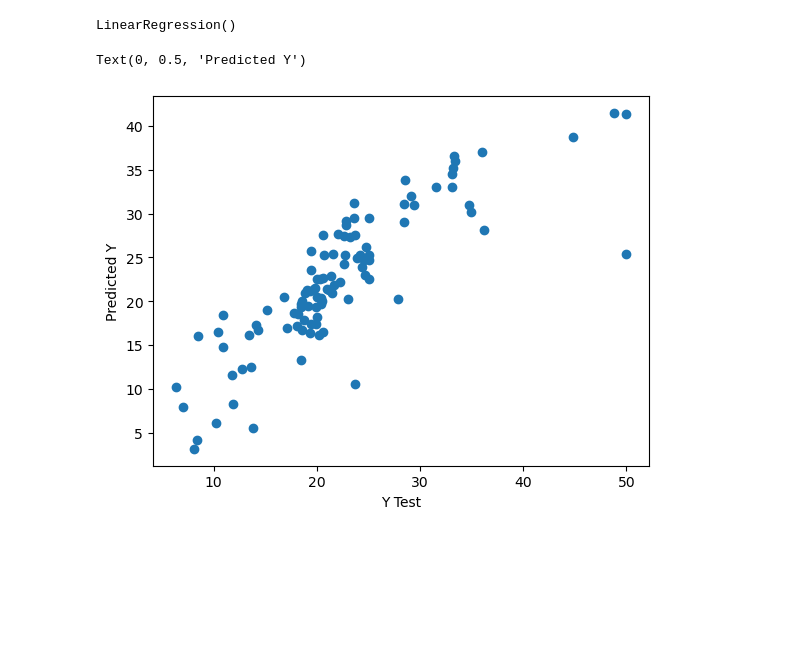
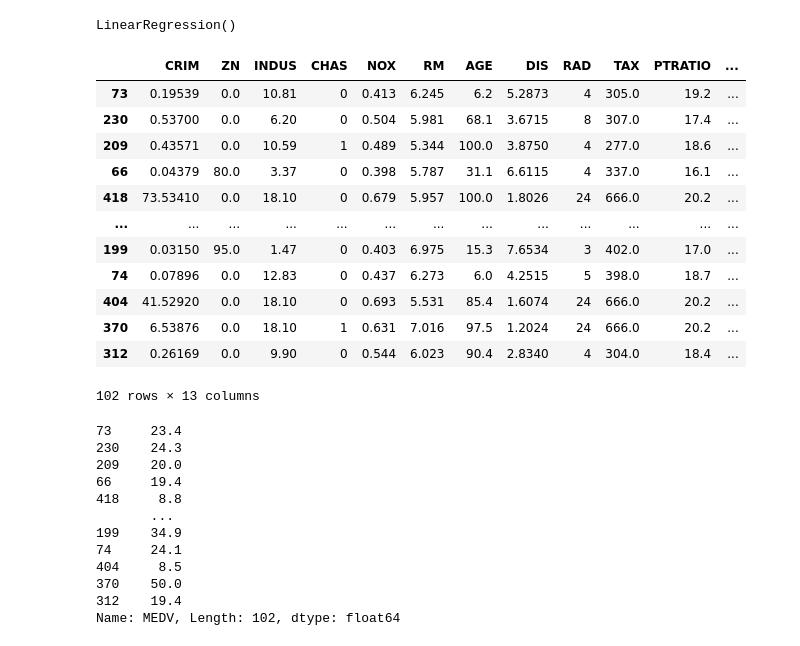
Before and after one commit to IAteNoodles/MLLab, a Jupyter notebook: 7.ipynb, the cells around one changed output. Drawn from its saved outputs; the diff is of its cells as text; code cells hidden in the pictures; blank space fills up the shorter version.

```diff
--- a/7.ipynb
+++ b/7.ipynb
@@ -90,10 +146,34 @@ LinearRegression()
 # %%
 predictions = lm.predict(X_test)
 # %%
-plt.scatter(y_test,predictions)
-plt.xlabel('Y Test')
-plt.ylabel('Predicted Y')
+X_test
 # %% [output]
+|  | CRIM | ZN | INDUS | CHAS | NOX | RM | AGE | DIS | RAD | TAX | PTRATIO | ... |
+| 73 | 0.19539 | 0.0 | 10.81 | 0 | 0.413 | 6.245 | 6.2 | 5.2873 | 4 | 305.0 | 19.2 | ... |
+| 230 | 0.53700 | 0.0 | 6.20 | 0 | 0.504 | 5.981 | 68.1 | 3.6715 | 8 | 307.0 | 17.4 | ... |
+| 209 | 0.43571 | 0.0 | 10.59 | 1 | 0.489 | 5.344 | 100.0 | 3.8750 | 4 | 277.0 | 18.6 | ... |
+| 66 | 0.04379 | 80.0 | 3.37 | 0 | 0.398 | 5.787 | 31.1 | 6.6115 | 4 | 337.0 | 16.1 | ... |
+| 418 | 73.53410 | 0.0 | 18.10 | 0 | 0.679 | 5.957 | 100.0 | 1.8026 | 24 | 666.0 | 20.2 | ... |
+| ... | ... | ... | ... | ... | ... | ... | ... | ... | ... | ... | ... | ... |
+| 199 | 0.03150 | 95.0 | 1.47 | 0 | 0.403 | 6.975 | 15.3 | 7.6534 | 3 | 402.0 | 17.0 | ... |
+| 74 | 0.07896 | 0.0 | 12.83 | 0 | 0.437 | 6.273 | 6.0 | 4.2515 | 5 | 398.0 | 18.7 | ... |
+| 404 | 41.52920 | 0.0 | 18.10 | 0 | 0.693 | 5.531 | 85.4 | 1.6074 | 24 | 666.0 | 20.2 | ... |
+| 370 | 6.53876 | 0.0 | 18.10 | 1 | 0.631 | 7.016 | 97.5 | 1.2024 | 24 | 666.0 | 20.2 | ... |
+| 312 | 0.26169 | 0.0 | 9.90 | 0 | 0.544 | 6.023 | 90.4 | 2.8340 | 4 | 304.0 | 18.4 | ... |
-Text(0, 0.5, 'Predicted Y')
+102 rows × 13 columns
-[figure, removed]
+# %%
+y_test
+# %% [output]
+73     23.4
+230    24.3
+209    20.0
+66     19.4
+418     8.8
+       ...
+199    34.9
+74     24.1
+404     8.5
+370    50.0
+312    19.4
+Name: MEDV, Length: 102, dtype: float64
 # %%
```
Also changed, not shown: parts of 11 cells of this notebook, 15 other files.
